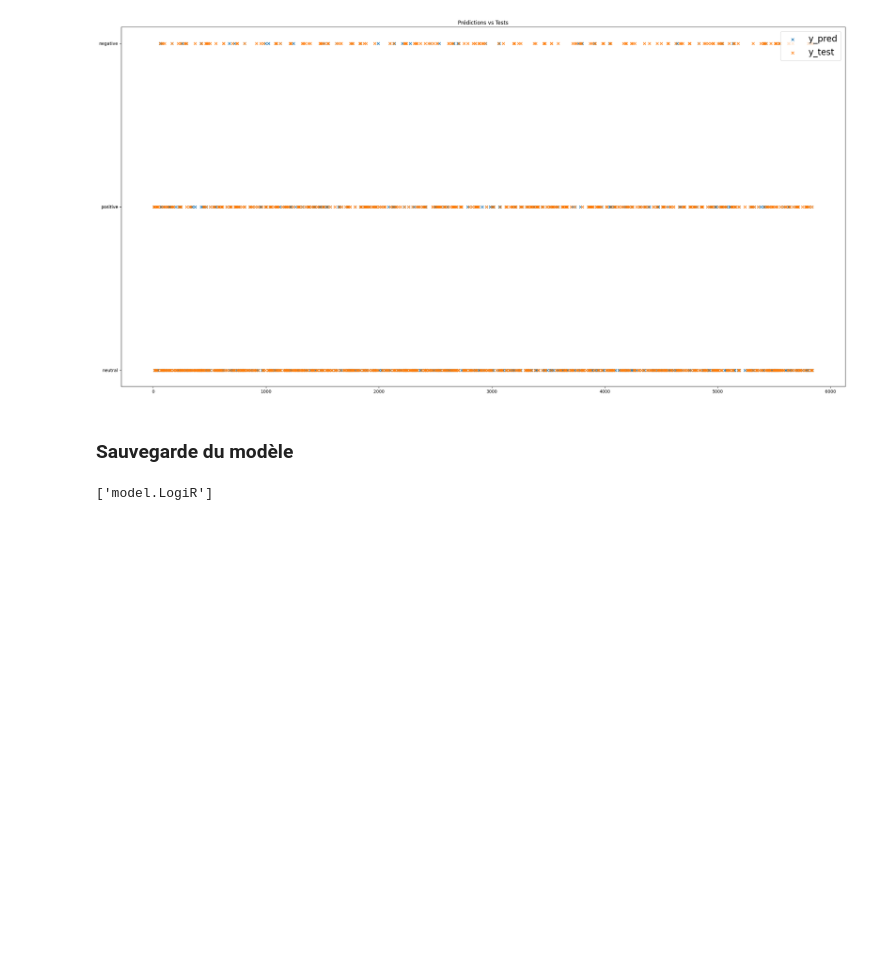
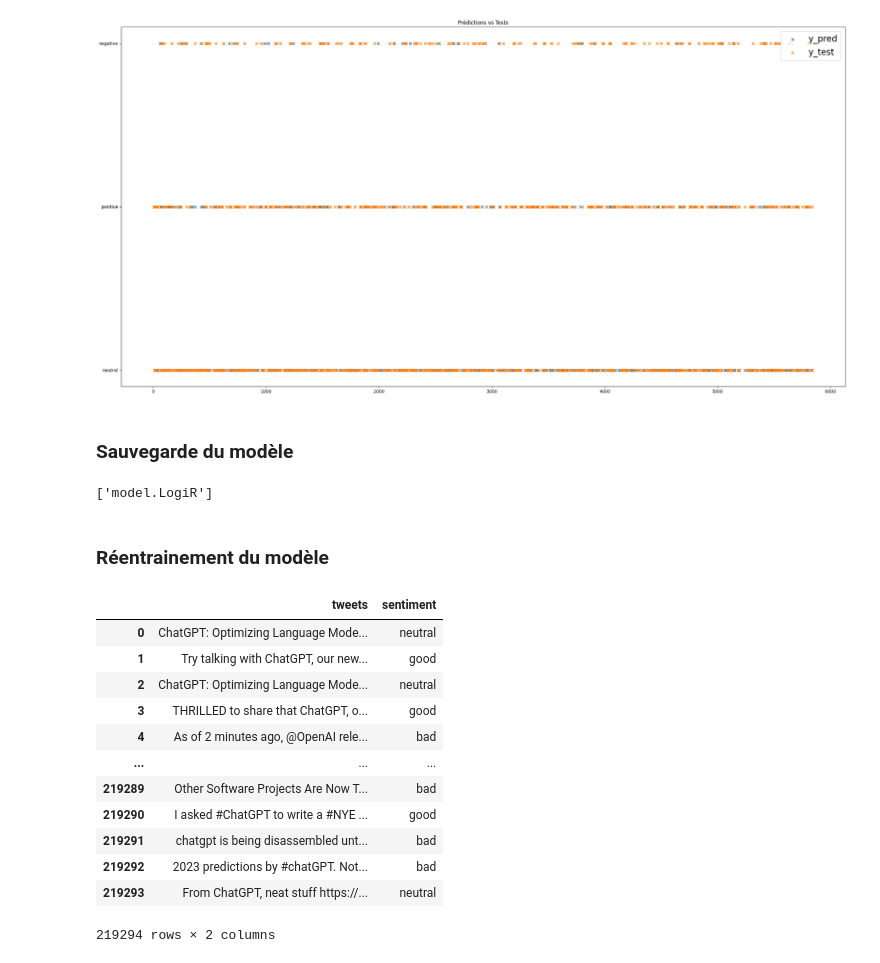
Before and after one commit to mathieuChdz/SAE, a Jupyter notebook: src/Codes_maquette1/code_php/MachineLearning/notebook/ModuleML.ipynb, the cells around one changed output. Saved outputs shown, nothing was run; the diff lists cells and outputs as text; code cells hidden in the pictures; blank space fills up the shorter version.

Commit message:
debut réentrainement modèle

```diff
--- a/src/Codes_maquette1/code_php/MachineLearning/notebook/ModuleML.ipynb
+++ b/src/Codes_maquette1/code_php/MachineLearning/notebook/ModuleML.ipynb
@@ -168,3 +168,23 @@ from joblib import dump
 dump(lr, 'model.LogiR')
 # %% [output]
 ['model.LogiR']
+# %% [markdown]
+### Réentrainement du modèle
+# %%
+dataFrame2 = pan.read_csv("../data/dataset2/file.csv")
+# %%
+dataFrame2.drop(columns=["id"])
+# %% [output]
+|  | tweets | sentiment |
+| 0 | ChatGPT: Optimizing Language Mode... | neutral |
+| 1 | Try talking with ChatGPT, our new... | good |
+| 2 | ChatGPT: Optimizing Language Mode... | neutral |
+| 3 | THRILLED to share that ChatGPT, o... | good |
+| 4 | As of 2 minutes ago, @OpenAI rele... | bad |
+| ... | ... | ... |
+| 219289 | Other Software Projects Are Now T... | bad |
+| 219290 | I asked #ChatGPT to write a #NYE ... | good |
+| 219291 | chatgpt is being disassembled unt... | bad |
+| 219292 | 2023 predictions by #chatGPT. Not... | bad |
+| 219293 | From ChatGPT, neat stuff https://... | neutral |
+219294 rows × 2 columns
```
Also changed, not shown: parts of 3 cells of this notebook, 3 other files.
